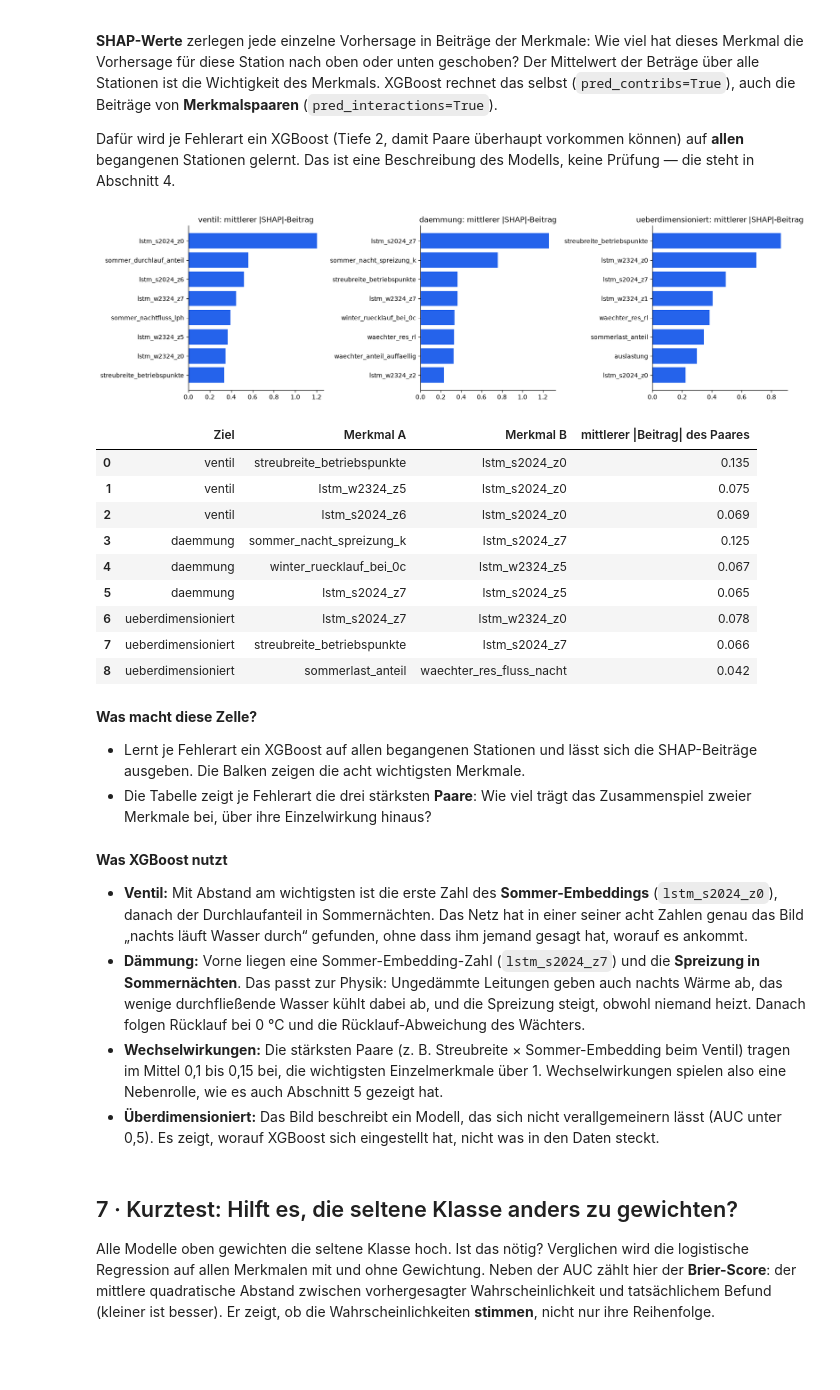
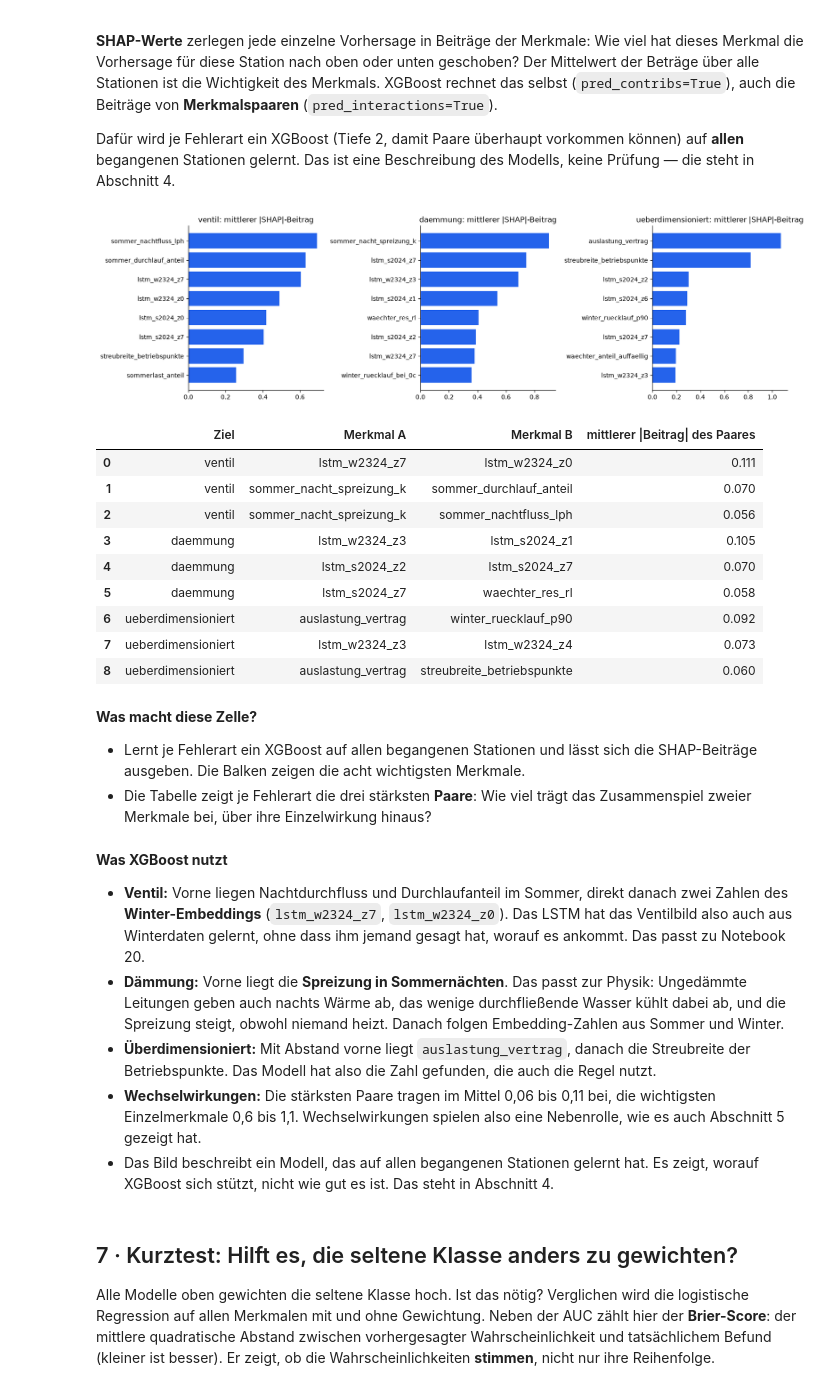
Before and after one commit to ivelinayna/projektseminar, a Jupyter notebook: notebooks/22_xgboost_fehlerklassen.ipynb, the cells around one changed output. Saved outputs shown, nothing was run; the diff lists cells and outputs as text; code cells hidden in the pictures; blank space fills up the shorter version.

Commit message:
Notebook 22: Überdimensionierung über den Vertrag vor der Begehung, Vorgeschichte

```diff
--- a/notebooks/22_xgboost_fehlerklassen.ipynb
+++ b/notebooks/22_xgboost_fehlerklassen.ipynb
@@ -73,11 +86,13 @@ waechter = vorher.groupby("zaehler").agg(
     waechter_anteil_auffaellig=("auffaellig", "mean"))
 
 merkmale = kz.join(emb).join(waechter)
+KENNZAHLEN = [c for c in kz.columns if c != "auslastung_vertrag"]      # wie Notebook 20
 GRUPPEN = {
-    "Kennzahlen (Notebook 18)": list(kz.columns),
+    "Kennzahlen (Notebook 18)": KENNZAHLEN,
     "LSTM-Embedding (Notebook 20)": list(emb.columns),
     "Wächter (Notebook 21)": list(waechter.columns),
 }
+print(f"merkmale: {merkmale.shape[0]} Zähler × {merkmale.shape[1]} Spalten")
 pd.DataFrame({"Spalten": {g: len(s) for g, s in GRUPPEN.items()},
               "Zähler mit Werten": {g: int(merkmale[s].notna().all(axis=1).sum()) for g, s in GRUPPEN.items()}})
 # %% [output]
@@ -191,8 +258,6 @@ daneben:
 Geprüft wird auf derselben Basis wie in Notebook 20: begangene Zähler mit
 Winter-Embedding und Sommerwerten. Das dauert einige Minuten.
 # %%
-ZIELE = ["ventil", "daemmung", "ueberdimensioniert", "filter", "durchfluss", "temperatur"]
-KENNZAHLEN = GRUPPEN["Kennzahlen (Notebook 18)"]
 MERKMALSSAETZE = {
     "nur Kennzahlen": KENNZAHLEN,
     "Kennzahlen + LSTM": KENNZAHLEN + GRUPPEN["LSTM-Embedding (Notebook 20)"],
@@ -207,8 +272,17 @@ KOMBIS = [
     ("XGBoost Tiefe 1", "alle Merkmale"),
     ("XGBoost Tiefe 2–3", "alle Merkmale"),
 ]
-REGELN = {"ventil": ("sommer_durchlauf_anteil", +1), "ueberdimensioniert": ("auslastung", -1)}
+REGELN = {"ventil": ("sommer_durchlauf_anteil", +1), "ueberdimensioniert": ("auslastung_vertrag", -1)}
 SPLITS = {"Station ausgelassen": None, "Straße ausgelassen": "strasse_gruppe"}
+
+
+def spalten_fuer(ziel, satz):
+    # Überdimensionierung: Auslastung zum Vertrag vor der Begehung statt zum Anschlusswert
+    spalten = MERKMALSSAETZE[satz]
+    if ziel == "ueberdimensioniert":
+        spalten = ["auslastung_vertrag" if c == "auslastung" else c for c in spalten]
+    return spalten
+
 
 daten = labels.join(merkmale, how="inner")
 daten = daten.dropna(subset=[c for c in emb.columns if "w2324" in c] + ["sommer_durchlauf_anteil"])
@@ -231,7 +305,7 @@ for ziel in ZIELE:
                 spalte, richtung = regel
                 s = (richtung * d[spalte].fillna(d[spalte].median())).to_numpy()     # fehlender Wert = Median
             else:
-                s = verschachtelt(name, d[MERKMALSSAETZE[satz]], y, gruppen)
+                s = verschachtelt(name, d[spalten_fuer(ziel, satz)], y, gruppen)
             scores[(ziel, split, name, satz)] = s
             auc, unten, oben = auc_mit_intervall(y, s)
             zeilen.append({"Ziel": ziel, "Split": split, "Modell": name, "Merkmale": satz, "n": len(y), "Fälle": int(y.sum()),
@@ -414,39 +496,40 @@ Prüfung — die steht in Abschnitt 4.
 # %%
 ERKLAEREN = ["ventil", "daemmung", "ueberdimensioniert"]
 fig, axes = plt.subplots(1, 3, figsize=(16, 4.5))
 paare = []
 for ax, ziel in zip(axes, ERKLAEREN):
     d = daten.dropna(subset=[ziel])
-    X, y = d[ALLE], d[ziel].astype(int).to_numpy()
+    spalten = spalten_fuer(ziel, "alle Merkmale")
+    X, y = d[spalten], d[ziel].astype(int).to_numpy()
     xgb = XGBAusgeglichen(max_depth=2, learning_rate=0.05, n_estimators=300, subsample=0.8, colsample_bytree=0.8,
                           min_child_weight=2, n_jobs=1, random_state=SEED, verbosity=0).fit(X, y)
     matrix = xgboost.DMatrix(X, missing=np.nan)
     beitraege = xgb.get_booster().predict(matrix, pred_contribs=True)[:, :-1]
-    wichtig = pd.Series(np.abs(beitraege).mean(axis=0), index=ALLE).sort_values().tail(8)
+    wichtig = pd.Series(np.abs(beitraege).mean(axis=0), index=spalten).sort_values().tail(8)
     ax.barh(wichtig.index, wichtig.values, color="#2563EB")
     ax.set_title(f"{ziel}: mittlerer |SHAP|-Beitrag")
     ax.spines[["top", "right"]].set_visible(False)
 
     inter = np.abs(xgb.get_booster().predict(matrix, pred_interactions=True)[:, :-1, :-1]).mean(axis=0)
     np.fill_diagonal(inter, 0)
     i, j = np.unravel_index(np.argsort(inter, axis=None)[::-1][:6:2], inter.shape)   # symmetrisch: jedes Paar steht zweimal
     for a, b in zip(i, j):
-        paare.append({"Ziel": ziel, "Merkmal A": ALLE[a], "Merkmal B": ALLE[b], "mittlerer |Beitrag| des Paares": 2 * inter[a, b]})
+        paare.append({"Ziel": ziel, "Merkmal A": spalten[a], "Merkmal B": spalten[b], "mittlerer |Beitrag| des Paares": 2 * inter[a, b]})
 fig.tight_layout()
 plt.show()
 pd.DataFrame(paare).round(3)
 # %% [output]
-[figure, old version]
+[figure, new version]
 |  | Ziel | Merkmal A | Merkmal B | mittlerer |Beitrag| des Paares |
-| 0 | ventil | streubreite_betriebspunkte | lstm_s2024_z0 | 0.135 |
-| 1 | ventil | lstm_w2324_z5 | lstm_s2024_z0 | 0.075 |
-| 2 | ventil | lstm_s2024_z6 | lstm_s2024_z0 | 0.069 |
-| 3 | daemmung | sommer_nacht_spreizung_k | lstm_s2024_z7 | 0.125 |
-| 4 | daemmung | winter_ruecklauf_bei_0c | lstm_w2324_z5 | 0.067 |
-| 5 | daemmung | lstm_s2024_z7 | lstm_s2024_z5 | 0.065 |
-| 6 | ueberdimensioniert | lstm_s2024_z7 | lstm_w2324_z0 | 0.078 |
-| 7 | ueberdimensioniert | streubreite_betriebspunkte | lstm_s2024_z7 | 0.066 |
-| 8 | ueberdimensioniert | sommerlast_anteil | waechter_res_fluss_nacht | 0.042 |
+| 0 | ventil | lstm_w2324_z7 | lstm_w2324_z0 | 0.111 |
+| 1 | ventil | sommer_nacht_spreizung_k | sommer_durchlauf_anteil | 0.070 |
+| 2 | ventil | sommer_nacht_spreizung_k | sommer_nachtfluss_lph | 0.056 |
+| 3 | daemmung | lstm_w2324_z3 | lstm_s2024_z1 | 0.105 |
+| 4 | daemmung | lstm_s2024_z2 | lstm_s2024_z7 | 0.070 |
+| 5 | daemmung | lstm_s2024_z7 | waechter_res_rl | 0.058 |
+| 6 | ueberdimensioniert | auslastung_vertrag | winter_ruecklauf_p90 | 0.092 |
+| 7 | ueberdimensioniert | lstm_w2324_z3 | lstm_w2324_z4 | 0.073 |
+| 8 | ueberdimensioniert | auslastung_vertrag | streubreite_betriebspunkte | 0.060 |
 # %% [markdown]
 **Was macht diese Zelle?**
 - Lernt je Fehlerart ein XGBoost auf allen begangenen Stationen und lässt sich die SHAP-Beiträge
@@ -456,10 +539,11 @@ pd.DataFrame(paare).round(3)
 # %% [markdown]
 **Was XGBoost nutzt**
 
-- **Ventil:** Mit Abstand am wichtigsten ist die erste Zahl des **Sommer-Embeddings** (`lstm_s2024_z0`), danach der Durchlaufanteil in Sommernächten. Das Netz hat in einer seiner acht Zahlen genau das Bild „nachts läuft Wasser durch“ gefunden, ohne dass ihm jemand gesagt hat, worauf es ankommt.
-- **Dämmung:** Vorne liegen eine Sommer-Embedding-Zahl (`lstm_s2024_z7`) und die **Spreizung in Sommernächten**. Das passt zur Physik: Ungedämmte Leitungen geben auch nachts Wärme ab, das wenige durchfließende Wasser kühlt dabei ab, und die Spreizung steigt, obwohl niemand heizt. Danach folgen Rücklauf bei 0 °C und die Rücklauf-Abweichung des Wächters.
-- **Wechselwirkungen:** Die stärksten Paare (z. B. Streubreite × Sommer-Embedding beim Ventil) tragen im Mittel 0,1 bis 0,15 bei, die wichtigsten Einzelmerkmale über 1. Wechselwirkungen spielen also eine Nebenrolle, wie es auch Abschnitt 5 gezeigt hat.
-- **Überdimensioniert:** Das Bild beschreibt ein Modell, das sich nicht verallgemeinern lässt (AUC unter 0,5). Es zeigt, worauf XGBoost sich eingestellt hat, nicht was in den Daten steckt.
+- **Ventil:** Vorne liegen Nachtdurchfluss und Durchlaufanteil im Sommer, direkt danach zwei Zahlen des **Winter-Embeddings** (`lstm_w2324_z7`, `lstm_w2324_z0`). Das LSTM hat das Ventilbild also auch aus Winterdaten gelernt, ohne dass ihm jemand gesagt hat, worauf es ankommt. Das passt zu Notebook 20.
+- **Dämmung:** Vorne liegt die **Spreizung in Sommernächten**. Das passt zur Physik: Ungedämmte Leitungen geben auch nachts Wärme ab, das wenige durchfließende Wasser kühlt dabei ab, und die Spreizung steigt, obwohl niemand heizt. Danach folgen Embedding-Zahlen aus Sommer und Winter.
+- **Überdimensioniert:** Mit Abstand vorne liegt `auslastung_vertrag`, danach die Streubreite der Betriebspunkte. Das Modell hat also die Zahl gefunden, die auch die Regel nutzt.
+- **Wechselwirkungen:** Die stärksten Paare tragen im Mittel 0,06 bis 0,11 bei, die wichtigsten Einzelmerkmale 0,6 bis 1,1. Wechselwirkungen spielen also eine Nebenrolle, wie es auch Abschnitt 5 gezeigt hat.
+- Das Bild beschreibt ein Modell, das auf allen begangenen Stationen gelernt hat. Es zeigt, worauf XGBoost sich stützt, nicht wie gut es ist. Das steht in Abschnitt 4.
 # %% [markdown]
 ## 7 · Kurztest: Hilft es, die seltene Klasse anders zu gewichten?
 
```
Also changed, not shown: parts of 29 cells of this notebook.
